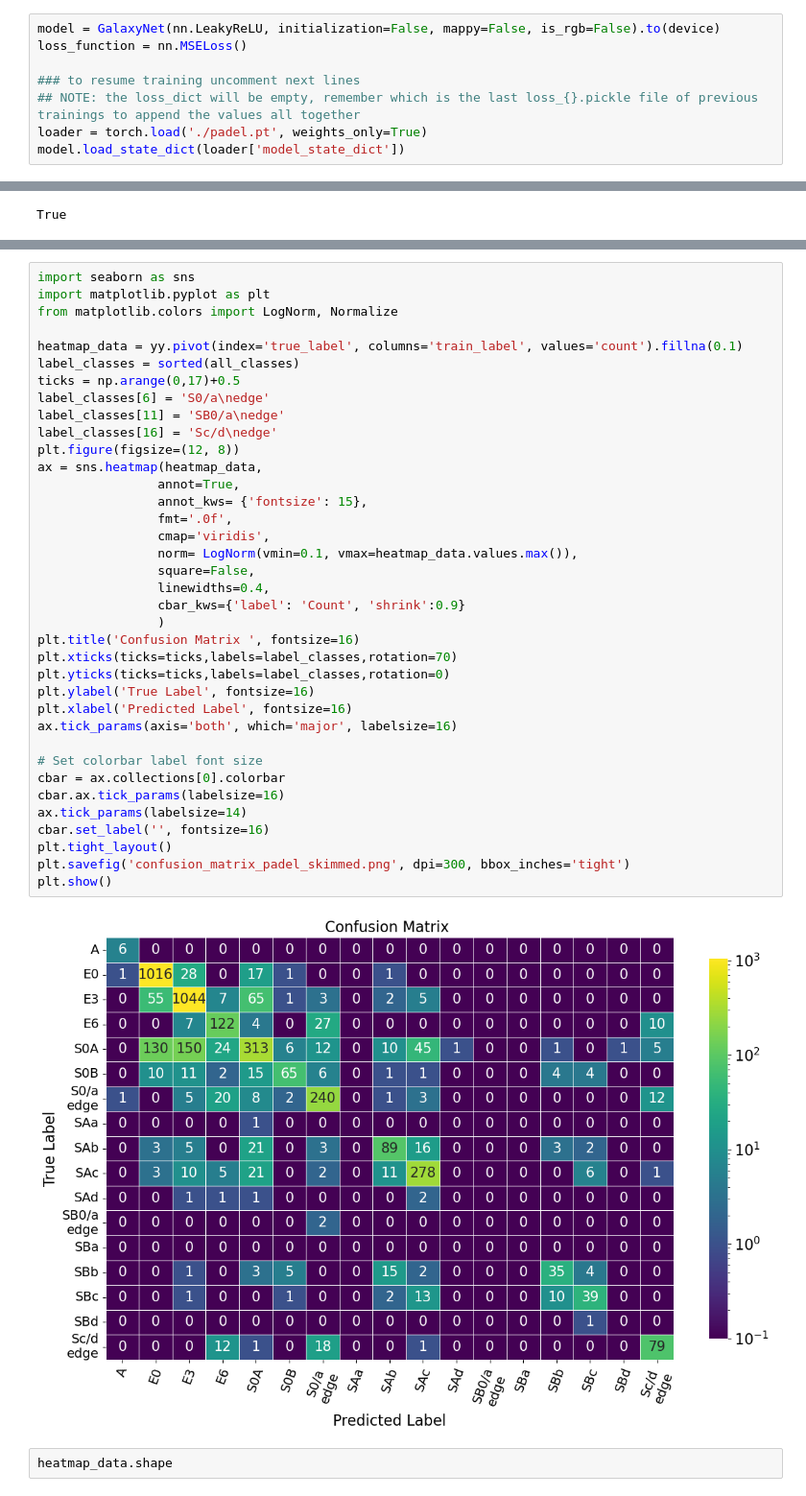
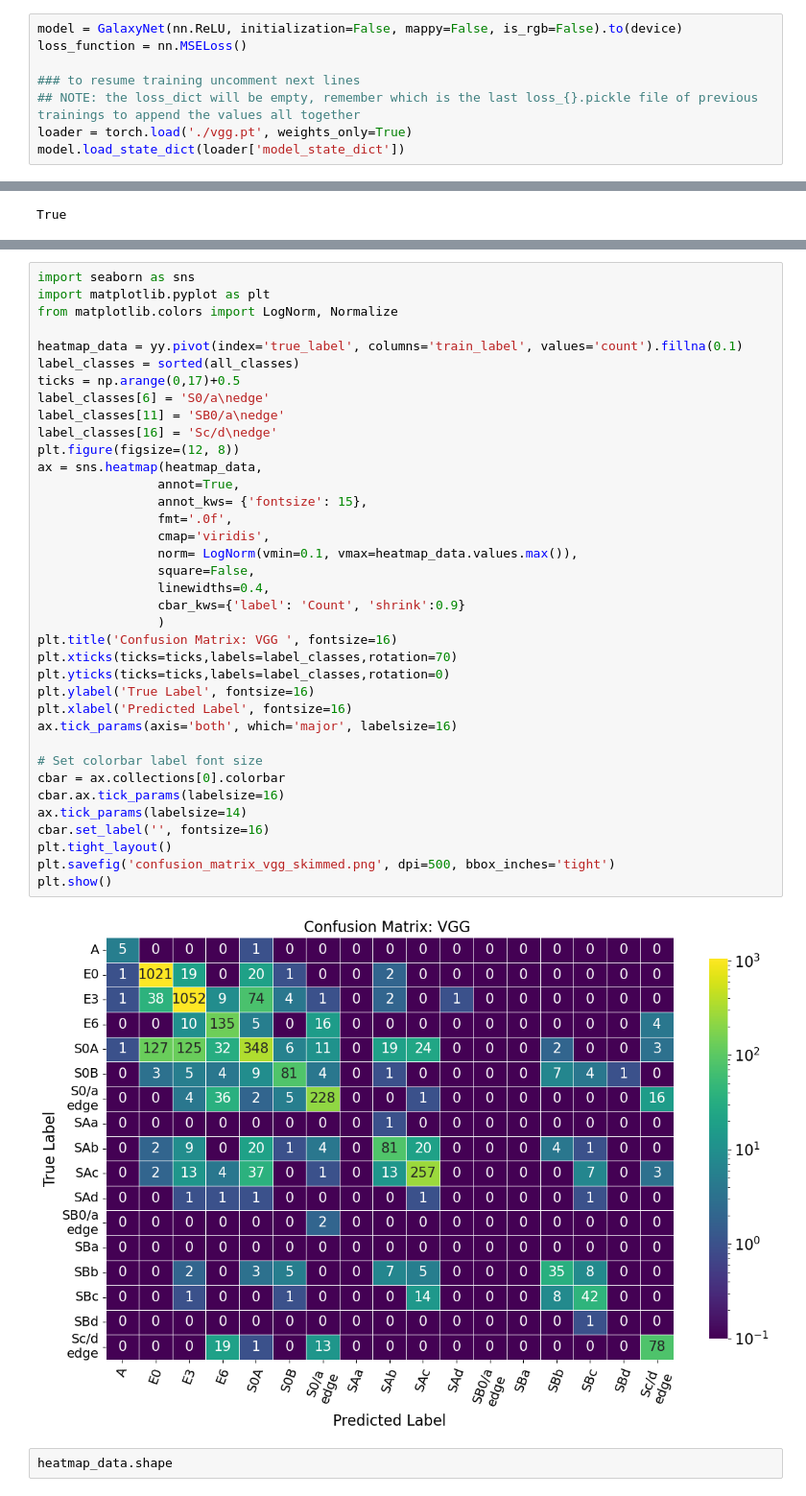
Before and after one commit to margherita-lera/GalaxyClassifier, a Jupyter notebook: jungle_confusion.ipynb, the cells around one changed output, grey strips where cells are left out. Shown at 96% size. Cells and saved outputs as stored; diff of their text form.

Commit message:
ConfMatrix 500 dpi

```diff
--- a/jungle_confusion.ipynb
+++ b/jungle_confusion.ipynb
@@ -150,11 +184,11 @@ class GalaxyNet(nn.Module):
             self.loss_dict['vbatch'].append(item)
         return item
 # %%
-model = GalaxyNet(nn.LeakyReLU, initialization=False, mappy=False, is_rgb=False).to(device)
+model = GalaxyNet(nn.ReLU, initialization=False, mappy=False, is_rgb=False).to(device)
 loss_function = nn.MSELoss()
 
 ### to resume training uncomment next lines
 ## NOTE: the loss_dict will be empty, remember which is the last loss_{}.pickle file of previous trainings to append the values all together
-loader = torch.load('./padel.pt', weights_only=True)
+loader = torch.load('./vgg.pt', weights_only=True)
 model.load_state_dict(loader['model_state_dict'])
 # %% [output]
@@ -345,36 +379,36 @@ heatmap_data = yy.pivot(index='true_label', columns='train_label', values='count
 label_classes = sorted(all_classes)
 ticks = np.arange(0,17)+0.5
 label_classes[6] = 'S0/a\nedge'
 label_classes[11] = 'SB0/a\nedge'
 label_classes[16] = 'Sc/d\nedge'
 plt.figure(figsize=(12, 8))
 ax = sns.heatmap(heatmap_data,
                 annot=True,
                 annot_kws= {'fontsize': 15},
                 fmt='.0f',
                 cmap='viridis',
                 norm= LogNorm(vmin=0.1, vmax=heatmap_data.values.max()),
                 square=False,
                 linewidths=0.4,
                 cbar_kws={'label': 'Count', 'shrink':0.9}
                 )
-plt.title('Confusion Matrix ', fontsize=16)
+plt.title('Confusion Matrix: VGG ', fontsize=16)
 plt.xticks(ticks=ticks,labels=label_classes,rotation=70)
 plt.yticks(ticks=ticks,labels=label_classes,rotation=0)
 plt.ylabel('True Label', fontsize=16)
 plt.xlabel('Predicted Label', fontsize=16)
 ax.tick_params(axis='both', which='major', labelsize=16)
 
 # Set colorbar label font size
 cbar = ax.collections[0].colorbar
 cbar.ax.tick_params(labelsize=16)
 ax.tick_params(labelsize=14)
 cbar.set_label('', fontsize=16)
 plt.tight_layout()
-plt.savefig('confusion_matrix_padel_skimmed.png', dpi=300, bbox_inches='tight')
+plt.savefig('confusion_matrix_vgg_skimmed.png', dpi=500, bbox_inches='tight')
 plt.show()
 # %% [output]
-[figure, old version]
+[figure, new version]
 # %%
 heatmap_data.shape
 # %% [output]
```
Also changed, not shown: parts of 9 cells of this notebook, 2 other files.
